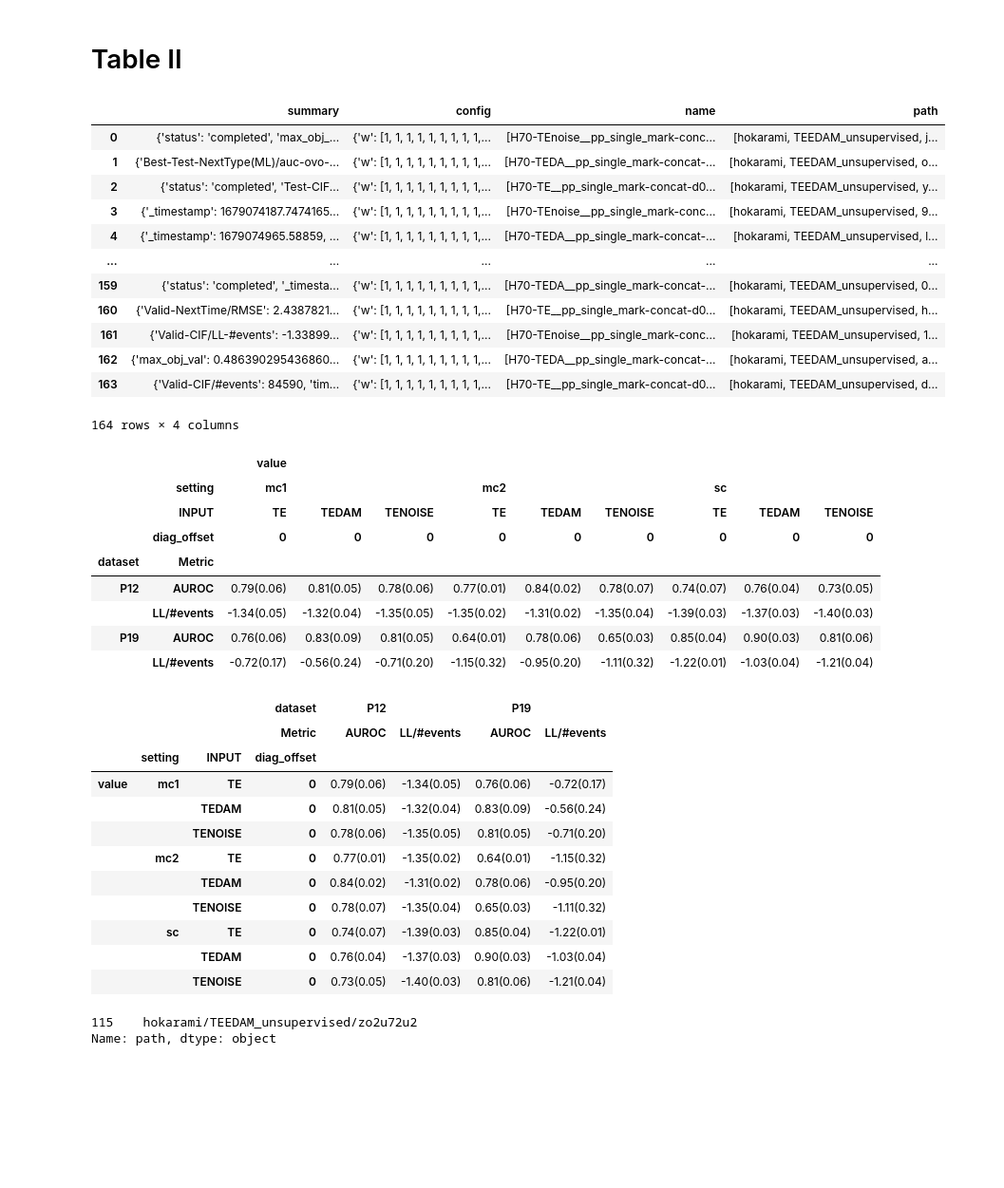
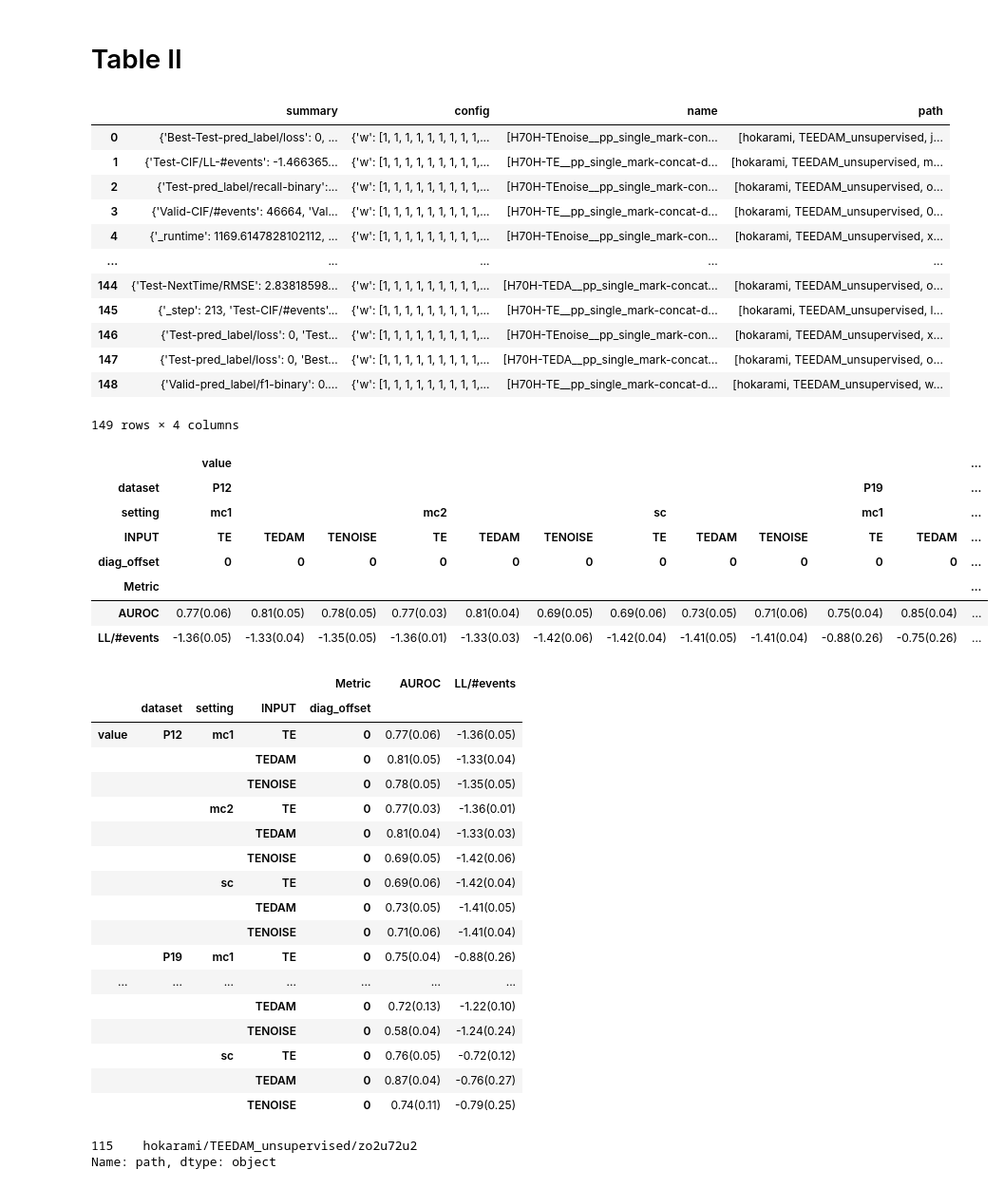
Before and after one commit to hojjatkarami/tedam2, a Jupyter notebook: jup_res.ipynb, the cells around one changed output. Shown: that part at 95% size. Drawn from its saved outputs; the diff is of its cells as text; code cells hidden in the pictures; blank space fills up the shorter version.

```diff
--- a/jup_res.ipynb
+++ b/jup_res.ipynb
@@ -252,26 +252,26 @@ a1.loc[q,'LL/#events'].corr(a1.loc[q,'LL/#events'])
 # Table II
 # %%
 runs = api.runs("hokarami/TEEDAM_unsupervised")
-df_filt = dl_runs(runs, selected_tag='H70')
+df_filt = dl_runs(runs, selected_tag='H70H')
 df_filt
 # %% [output]
 |  | summary | config | name | path |
-| 0 | {'status': 'completed', 'max_obj_... | {'w': [1, 1, 1, 1, 1, 1, 1, 1, 1,... | [H70-TEnoise__pp_single_mark-conc... | [hokarami, TEEDAM_unsupervised, j... |
-| 1 | {'Best-Test-NextType(ML)/auc-ovo-... | {'w': [1, 1, 1, 1, 1, 1, 1, 1, 1,... | [H70-TEDA__pp_single_mark-concat-... | [hokarami, TEEDAM_unsupervised, o... |
-| 2 | {'status': 'completed', 'Test-CIF... | {'w': [1, 1, 1, 1, 1, 1, 1, 1, 1,... | [H70-TE__pp_single_mark-concat-d0... | [hokarami, TEEDAM_unsupervised, y... |
-| 3 | {'_timestamp': 1679074187.7474165... | {'w': [1, 1, 1, 1, 1, 1, 1, 1, 1,... | [H70-TEnoise__pp_single_mark-conc... | [hokarami, TEEDAM_unsupervised, 9... |
-| 4 | {'_timestamp': 1679074965.58859, ... | {'w': [1, 1, 1, 1, 1, 1, 1, 1, 1,... | [H70-TEDA__pp_single_mark-concat-... | [hokarami, TEEDAM_unsupervised, l... |
+| 0 | {'Best-Test-pred_label/loss': 0, ... | {'w': [1, 1, 1, 1, 1, 1, 1, 1, 1,... | [H70H-TEnoise__pp_single_mark-con... | [hokarami, TEEDAM_unsupervised, j... |
+| 1 | {'Test-CIF/LL-#events': -1.466365... | {'w': [1, 1, 1, 1, 1, 1, 1, 1, 1,... | [H70H-TE__pp_single_mark-concat-d... | [hokarami, TEEDAM_unsupervised, m... |
+| 2 | {'Test-pred_label/recall-binary':... | {'w': [1, 1, 1, 1, 1, 1, 1, 1, 1,... | [H70H-TEnoise__pp_single_mark-con... | [hokarami, TEEDAM_unsupervised, o... |
+| 3 | {'Valid-CIF/#events': 46664, 'Val... | {'w': [1, 1, 1, 1, 1, 1, 1, 1, 1,... | [H70H-TE__pp_single_mark-concat-d... | [hokarami, TEEDAM_unsupervised, 0... |
+| 4 | {'_runtime': 1169.6147828102112, ... | {'w': [1, 1, 1, 1, 1, 1, 1, 1, 1,... | [H70H-TEnoise__pp_single_mark-con... | [hokarami, TEEDAM_unsupervised, x... |
 | ... | ... | ... | ... | ... |
-| 159 | {'status': 'completed', '_timesta... | {'w': [1, 1, 1, 1, 1, 1, 1, 1, 1,... | [H70-TEDA__pp_single_mark-concat-... | [hokarami, TEEDAM_unsupervised, 0... |
-| 160 | {'Valid-NextTime/RMSE': 2.4387821... | {'w': [1, 1, 1, 1, 1, 1, 1, 1, 1,... | [H70-TE__pp_single_mark-concat-d0... | [hokarami, TEEDAM_unsupervised, h... |
-| 161 | {'Valid-CIF/LL-#events': -1.33899... | {'w': [1, 1, 1, 1, 1, 1, 1, 1, 1,... | [H70-TEnoise__pp_single_mark-conc... | [hokarami, TEEDAM_unsupervised, 1... |
-| 162 | {'max_obj_val': 0.486390295436860... | {'w': [1, 1, 1, 1, 1, 1, 1, 1, 1,... | [H70-TEDA__pp_single_mark-concat-... | [hokarami, TEEDAM_unsupervised, a... |
-| 163 | {'Valid-CIF/#events': 84590, 'tim... | {'w': [1, 1, 1, 1, 1, 1, 1, 1, 1,... | [H70-TE__pp_single_mark-concat-d0... | [hokarami, TEEDAM_unsupervised, d... |
+| 144 | {'Test-NextTime/RMSE': 2.83818598... | {'w': [1, 1, 1, 1, 1, 1, 1, 1, 1,... | [H70H-TEDA__pp_single_mark-concat... | [hokarami, TEEDAM_unsupervised, o... |
+| 145 | {'_step': 213, 'Test-CIF/#events'... | {'w': [1, 1, 1, 1, 1, 1, 1, 1, 1,... | [H70H-TE__pp_single_mark-concat-d... | [hokarami, TEEDAM_unsupervised, l... |
+| 146 | {'Test-pred_label/loss': 0, 'Test... | {'w': [1, 1, 1, 1, 1, 1, 1, 1, 1,... | [H70H-TEnoise__pp_single_mark-con... | [hokarami, TEEDAM_unsupervised, x... |
+| 147 | {'Test-pred_label/loss': 0, 'Best... | {'w': [1, 1, 1, 1, 1, 1, 1, 1, 1,... | [H70H-TEDA__pp_single_mark-concat... | [hokarami, TEEDAM_unsupervised, o... |
+| 148 | {'Valid-pred_label/f1-binary': 0.... | {'w': [1, 1, 1, 1, 1, 1, 1, 1, 1,... | [H70H-TE__pp_single_mark-concat-d... | [hokarami, TEEDAM_unsupervised, w... |
-164 rows × 4 columns
+149 rows × 4 columns
 # %%
-i_groupby_row =['dataset']
+i_groupby_row =[]
 i_groupby_col = ['time_enc']
-i_groupby_col=['setting','INPUT','diag_offset']
+i_groupby_col=['dataset','setting','INPUT','diag_offset']
 i_agg = ['split']
 i_metric = ['Best-Test-CIF/LL-#events', 'Best-Test-NextType(ML)/auc-ovo-weighted']
 dict_rename_metrics = {'Best-Test-CIF/LL-#events':'LL/#events', 'Best-Test-NextType(ML)/auc-ovo-weighted':'AUROC'}
@@ -302,57 +302,62 @@ i_metric = list(dict_rename_metrics.values())
 
 a0 = df.groupby(i_groupby_row + i_groupby_col)[i_metric].size().rename('runs')
 
 a1 = df.groupby(i_groupby_row + i_groupby_col)[i_metric].aggregate(i_stats).round(3)
 
 a1 = df.groupby(i_groupby_row + i_groupby_col)[i_metric].aggregate(lambda x:f'{round(x.mean()*1,2):.2f}({round(x.std()*1,2):.2f})'  ).reset_index() #
 
 
 # a4 = df.groupby(i_by)[i_metric].apply(lambda x:x.round(3).tolist())   # x.round(3).tolist()
 
 # a1.loc[   a1['mod'].isin(['ml','mc']) , 'mod']='PP(ML/MC)'
 # a1.loc[   a1['mod'].isin(['none']) , 'mod']='AE'
 # a1.loc[   a1['mod'].isin(['single']) , 'mod']='PP(single)'
 
 
 
 
 
 df_result = a1.melt(id_vars=i_groupby_row + i_groupby_col,value_vars=i_metric, var_name='Metric')
 
 
 
 # df = df.melt(id_vars=i_groupby_row + i_groupby_col + i_agg ,value_vars=i_metric, var_name='Metric')
 
 df_result = df_result.pivot(index=i_groupby_row+['Metric'],columns=i_groupby_col)
 
 # remove irrelevant metrics
 df_result = df_result.replace('nan (nan)', np.nan).dropna(axis=0,how='all')
 df_result
 # %% [output]
-|  |  | value |  |  |  |  |  |  |  |  |
-|  | setting | mc1 |  |  | mc2 |  |  | sc |  |  |
-|  | INPUT | TE | TEDAM | TENOISE | TE | TEDAM | TENOISE | TE | TEDAM | TENOISE |
-|  | diag_offset | 0 | 0 | 0 | 0 | 0 | 0 | 0 | 0 | 0 |
-| dataset | Metric |  |  |  |  |  |  |  |  |  |
-| P12 | AUROC | 0.79(0.06) | 0.81(0.05) | 0.78(0.06) | 0.77(0.01) | 0.84(0.02) | 0.78(0.07) | 0.74(0.07) | 0.76(0.04) | 0.73(0.05) |
-|  | LL/#events | -1.34(0.05) | -1.32(0.04) | -1.35(0.05) | -1.35(0.02) | -1.31(0.02) | -1.35(0.04) | -1.39(0.03) | -1.37(0.03) | -1.40(0.03) |
-| P19 | AUROC | 0.76(0.06) | 0.83(0.09) | 0.81(0.05) | 0.64(0.01) | 0.78(0.06) | 0.65(0.03) | 0.85(0.04) | 0.90(0.03) | 0.81(0.06) |
-|  | LL/#events | -0.72(0.17) | -0.56(0.24) | -0.71(0.20) | -1.15(0.32) | -0.95(0.20) | -1.11(0.32) | -1.22(0.01) | -1.03(0.04) | -1.21(0.04) |
+|  | value |  |  |  |  |  |  |  |  |  |  | ... |
+| dataset | P12 |  |  |  |  |  |  |  |  | P19 |  | ... |
+| setting | mc1 |  |  | mc2 |  |  | sc |  |  | mc1 |  | ... |
+| INPUT | TE | TEDAM | TENOISE | TE | TEDAM | TENOISE | TE | TEDAM | TENOISE | TE | TEDAM | ... |
+| diag_offset | 0 | 0 | 0 | 0 | 0 | 0 | 0 | 0 | 0 | 0 | 0 | ... |
+| Metric |  |  |  |  |  |  |  |  |  |  |  | ... |
+| AUROC | 0.77(0.06) | 0.81(0.05) | 0.78(0.05) | 0.77(0.03) | 0.81(0.04) | 0.69(0.05) | 0.69(0.06) | 0.73(0.05) | 0.71(0.06) | 0.75(0.04) | 0.85(0.04) | ... |
+| LL/#events | -1.36(0.05) | -1.33(0.04) | -1.35(0.05) | -1.36(0.01) | -1.33(0.03) | -1.42(0.06) | -1.42(0.04) | -1.41(0.05) | -1.41(0.04) | -0.88(0.26) | -0.75(0.26) | ... |
 # %%
 df_result.transpose().sort_values(by=i_groupby_col,axis=0)
 # %% [output]
-|  |  |  | dataset | P12 |  | P19 |  |
-|  |  |  | Metric | AUROC | LL/#events | AUROC | LL/#events |
-|  | setting | INPUT | diag_offset |  |  |  |  |
-| value | mc1 | TE | 0 | 0.79(0.06) | -1.34(0.05) | 0.76(0.06) | -0.72(0.17) |
-|  |  | TEDAM | 0 | 0.81(0.05) | -1.32(0.04) | 0.83(0.09) | -0.56(0.24) |
-|  |  | TENOISE | 0 | 0.78(0.06) | -1.35(0.05) | 0.81(0.05) | -0.71(0.20) |
-|  | mc2 | TE | 0 | 0.77(0.01) | -1.35(0.02) | 0.64(0.01) | -1.15(0.32) |
-|  |  | TEDAM | 0 | 0.84(0.02) | -1.31(0.02) | 0.78(0.06) | -0.95(0.20) |
-|  |  | TENOISE | 0 | 0.78(0.07) | -1.35(0.04) | 0.65(0.03) | -1.11(0.32) |
-|  | sc | TE | 0 | 0.74(0.07) | -1.39(0.03) | 0.85(0.04) | -1.22(0.01) |
-|  |  | TEDAM | 0 | 0.76(0.04) | -1.37(0.03) | 0.90(0.03) | -1.03(0.04) |
-|  |  | TENOISE | 0 | 0.73(0.05) | -1.40(0.03) | 0.81(0.06) | -1.21(0.04) |
+|  |  |  |  | Metric | AUROC | LL/#events |
+|  | dataset | setting | INPUT | diag_offset |  |  |
+| value | P12 | mc1 | TE | 0 | 0.77(0.06) | -1.36(0.05) |
+|  |  |  | TEDAM | 0 | 0.81(0.05) | -1.33(0.04) |
+|  |  |  | TENOISE | 0 | 0.78(0.05) | -1.35(0.05) |
+|  |  | mc2 | TE | 0 | 0.77(0.03) | -1.36(0.01) |
+|  |  |  | TEDAM | 0 | 0.81(0.04) | -1.33(0.03) |
+|  |  |  | TENOISE | 0 | 0.69(0.05) | -1.42(0.06) |
+|  |  | sc | TE | 0 | 0.69(0.06) | -1.42(0.04) |
+|  |  |  | TEDAM | 0 | 0.73(0.05) | -1.41(0.05) |
+|  |  |  | TENOISE | 0 | 0.71(0.06) | -1.41(0.04) |
+|  | P19 | mc1 | TE | 0 | 0.75(0.04) | -0.88(0.26) |
+| ... | ... | ... | ... | ... | ... | ... |
+|  |  |  | TEDAM | 0 | 0.72(0.13) | -1.22(0.10) |
+|  |  |  | TENOISE | 0 | 0.58(0.04) | -1.24(0.24) |
+|  |  | sc | TE | 0 | 0.76(0.05) | -0.72(0.12) |
+|  |  |  | TEDAM | 0 | 0.87(0.04) | -0.76(0.27) |
+|  |  |  | TENOISE | 0 | 0.74(0.11) | -0.79(0.25) |
 # %%
 runs = api.runs("hokarami/TEEDAM_unsupervised")
 df_filt = dl_runs(runs, selected_tag='H70')
```
Also changed, not shown: parts of 1 cell of this notebook, 1 other file.
